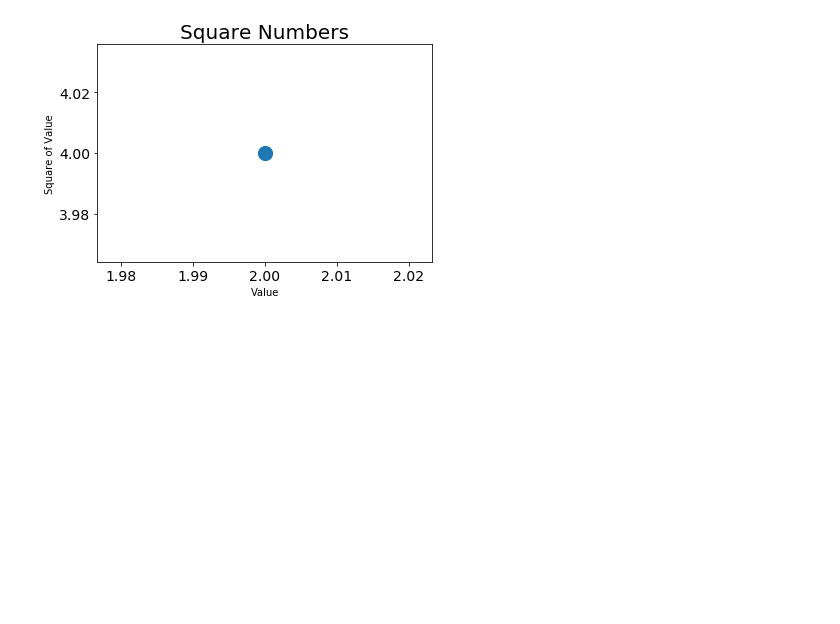
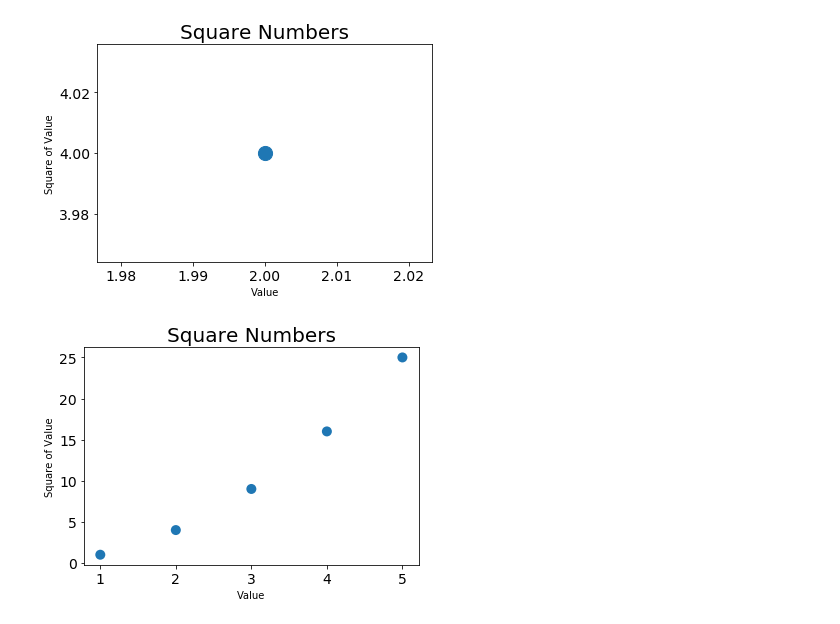
Before and after one commit to JocelynLi0616/Python-Crash-Course, a Jupyter notebook: Data Visualization Project - Generating Data.ipynb, the cells around one changed output. Drawn from its saved outputs; the diff is of its cells as text; code cells hidden in the pictures; blank space fills up the shorter version.

```diff
--- a/Data Visualization Project - Generating Data.ipynb
+++ b/Data Visualization Project - Generating Data.ipynb
@@ -76,0 +75,22 @@ plt.show()
+# %%
+# Plotting a Series of Points with scatter()
+# edgecolor, and there is no edgecolor
+
+import matplotlib.pyplot as plt
+
+x_values = [1, 2, 3, 4, 5]
+y_values = [1, 4, 9, 16, 25]
+
+plt.scatter(x_values, y_values,  edgecolor='none', s = 100)
+
+# Set chart title and label axes
+plt.title("Square Numbers", fontsize = 20)
+plt.xlabel("Value", fontsize = 10)
+plt.ylabel("Square of Value", fontsize = 10)
+
+# Set size of tick labels
+plt.tick_params(axis = "both", which = "major", labelsize = 14)
+
+plt.show()
+# %% [output]
+[figure, added]
```
Also changed, not shown: parts of 8 cells of this notebook.
